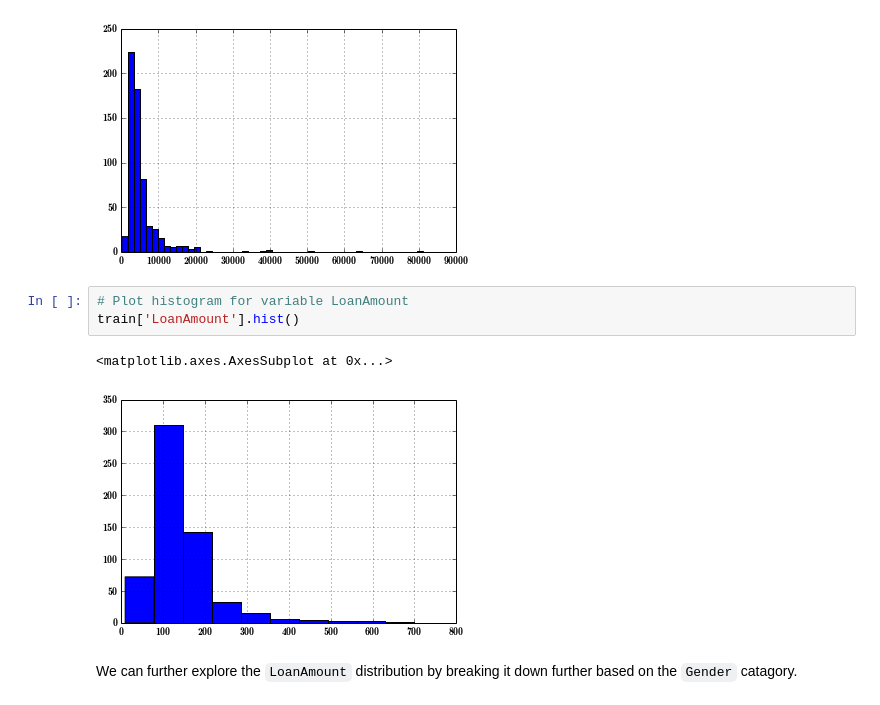
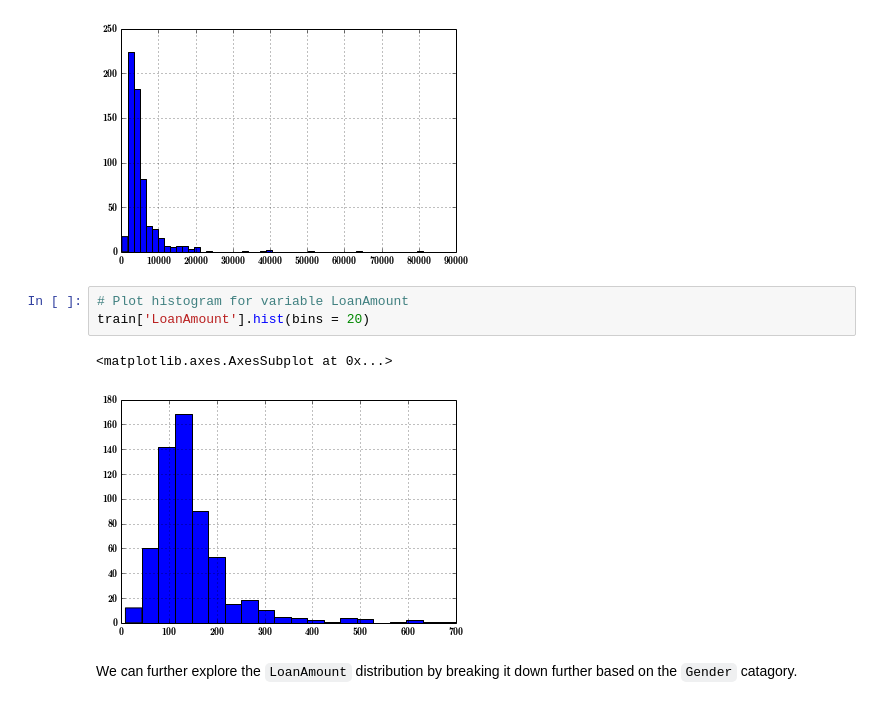
Before and after one commit to darkreapyre/Big-Data-Analytics, a Jupyter notebook: Python for Data Science/Case Study - Loan Eligibility.ipynb, the cells around one changed output. Drawn from its saved outputs; the diff is of its cells as text.

```diff
--- a/Python for Data Science/Case Study - Loan Eligibility.ipynb
+++ b/Python for Data Science/Case Study - Loan Eligibility.ipynb
@@ -88,10 +88,10 @@ train['ApplicantIncome'].hist(bins = 50)
 [figure]
 # %%
 # Plot histogram for variable LoanAmount
-train['LoanAmount'].hist()
+train['LoanAmount'].hist(bins = 20)
 # %% [output]
 <matplotlib.axes.AxesSubplot at 0x...>
-[figure, old version]
+[figure, new version]
 # %% [markdown]
 We can further explore the `LoanAmount` distribution by breaking it down further based on the `Gender` catagory.
 # %%
```
Also changed, not shown: parts of 22 cells of this notebook, 1 other file.
